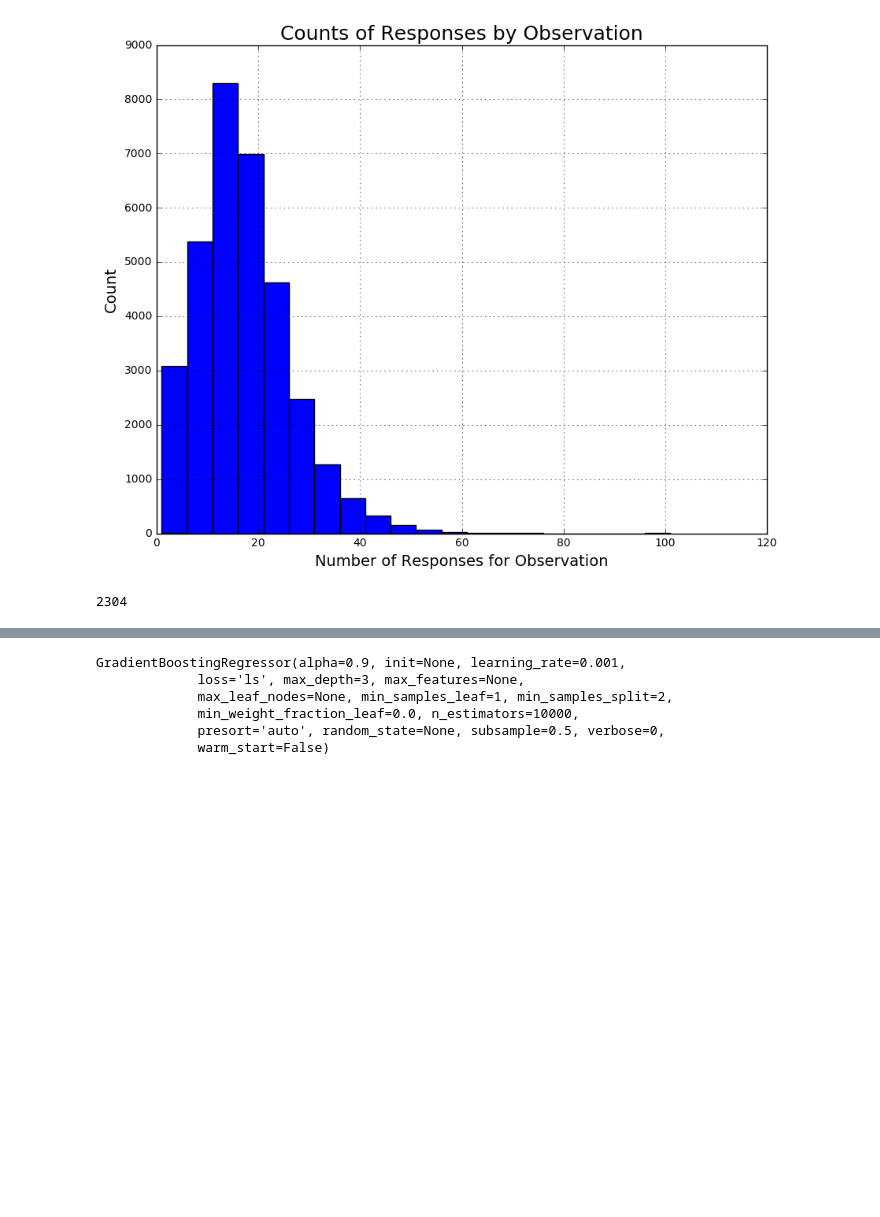
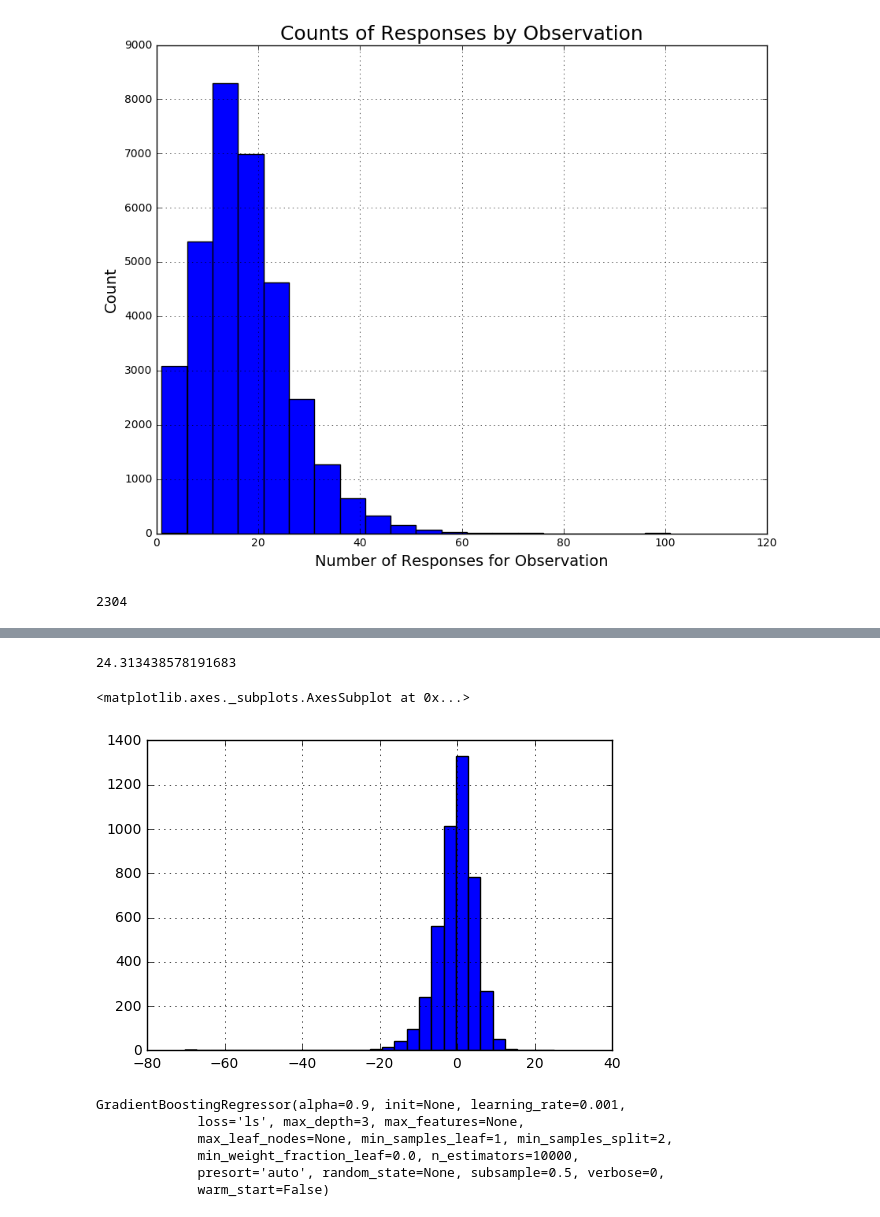
Before and after one commit to nickbuker/Rapid-Rescue, a Jupyter notebook: poisson_reg.ipynb, the cells around one changed output, grey strips where cells are left out. Drawn from its saved outputs; the diff is of its cells as text; code cells hidden in the pictures; blank space fills up the shorter version.

```diff
--- a/poisson_reg.ipynb
+++ b/poisson_reg.ipynb
@@ -141,0 +136,2 @@ Name: freq, dtype: float64
+# %%
+model_reg1 = Poisson(y_train, X_train).fit_regularized(method='l1', alpha=201)
@@ -142,3 +174,15 @@ Name: freq, dtype: float64
+# %%
+y_hat_reg1 = model_reg1.predict(X_test)
+# %%
+mean_squared_error(y_test, y_hat_reg1)
+# %% [output]
+24.313438578191683
+# %%
+differences_reg1 = y_hat_reg1 - y_test
+differences_reg1.hist(bins=30)
+# %% [output]
+<matplotlib.axes._subplots.AxesSubplot at 0x...>
+[figure, added]
 # %%
 '''
 Questions:
```
Also changed, not shown: parts of 15 cells of this notebook.
